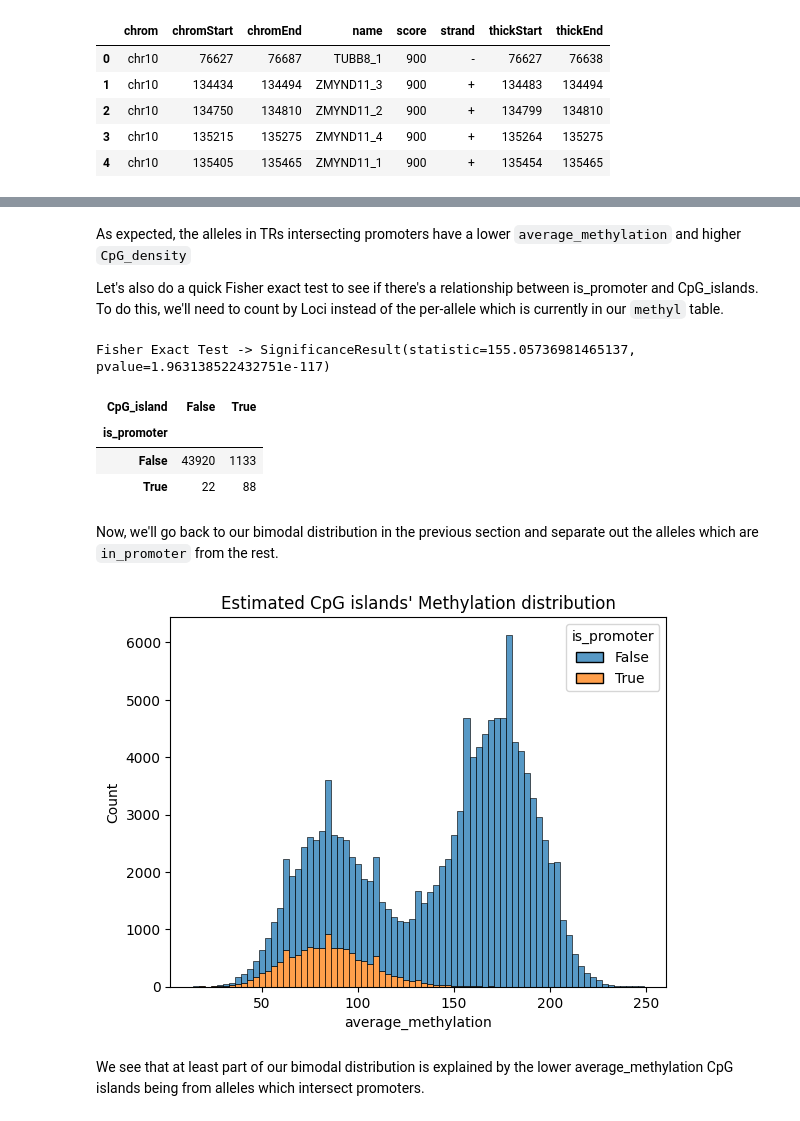
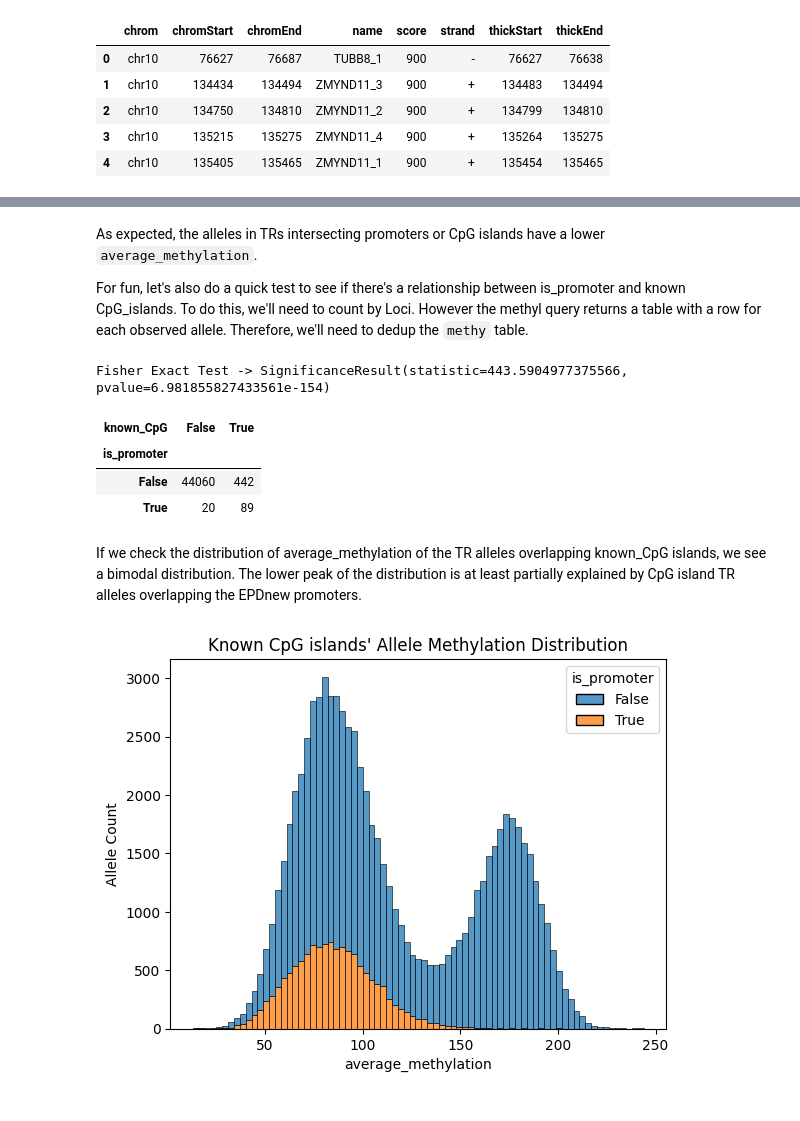
Before and after one commit to PacificBiosciences/trgt, a Jupyter notebook: notebooks/CpGislandsMethylationAndPromoters.ipynb, the cells around one changed output, grey strips where cells are left out. Cells and saved outputs as stored; diff of their text form; code cells hidden in the pictures.

```diff
--- a/notebooks/CpGislandsMethylationAndPromoters.ipynb
+++ b/notebooks/CpGislandsMethylationAndPromoters.ipynb
@@ -59,5 +55,0 @@ We can annotate our alleles as being 'CpG_islands' when their CpG Obs/Exp value
-# %%
-methyl['CpG_island'] = (methyl['GC_pct'] > 0.50) & ((methyl['CpG_obs'] / methyl['CpG_exp']) > 0.60)
-
-p = sb.boxplot(data=methyl, x="CpG_island", y="average_methylation")
-_ = p.set(title="Methylation by CpG_island")
@@ -87,3 +72,9 @@ promoters.head()
 | 2 | chr10 | 134750 | 134810 | ZMYND11_2 | 900 | + | 134799 | 134810 |
 | 3 | chr10 | 135215 | 135275 | ZMYND11_4 | 900 | + | 135264 | 135275 |
 | 4 | chr10 | 135405 | 135465 | ZMYND11_1 | 900 | + | 135454 | 135465 |
+# %%
+url = "https://api.genome.ucsc.edu/getData/track?genome=hg38;track=cpgIslandExt;chrom=chr10"
+with urllib.request.urlopen(url) as response:
+   html = response.read()
+known_cpg = pd.DataFrame(json.loads(html)['cpgIslandExt'])
+known_cpg.head()
@@ -106,12 +112,12 @@ Let's annotate our `methyl` summary table with if each allele is inside a locus
 # %%
 # Note we have to use `subset.df` since subset is a PyRanges object
-methyl['is_promoter'] = methyl["LocusID"].isin(subset.df["LocusID"])
+methyl["is_promoter"] = methyl["LocusID"].isin(prom_subset.df["LocusID"])
+methyl["known_CpG"] = methyl["LocusID"].isin(cpg_subset.df["LocusID"])
 
-p = sb.boxplot(data=methyl, x="is_promoter", y="average_methylation")
-_ = p.set(title="Average Methylation by Promoter Annotation")
-plt.show()
-
-p = sb.boxplot(data=methyl, x="is_promoter", y="CpG_density")
-_ = p.set(title="CpG density by Promoter Annotation")
-plt.show()
+fig, axes = plt.subplots(nrows=1, ncols=2, sharey='row', figsize=(10,5))
+fig.suptitle('Average methylation of alleles by reference annotations')
+p1 = sb.boxplot(ax=axes[0], data=methyl, x="is_promoter", y="average_methylation")
+p2 = sb.boxplot(ax=axes[1], data=methyl, x="known_CpG", y="average_methylation")
+p2.set(ylabel="")
+plt.tight_layout()
 # %% [output]
@@ -120,33 +125,32 @@ plt.show()
 # %% [markdown]
-As expected, the alleles in TRs intersecting promoters have a lower `average_methylation` and higher `CpG_density`
+As expected, the alleles in TRs intersecting promoters or CpG islands have a lower `average_methylation`.
 
-Let's also do a quick Fisher exact test to see if there's a relationship between is_promoter and CpG_islands. To do this, we'll need to count by Loci instead of the per-allele which is currently in our `methyl` table.
+For fun, let's also do a quick test to see if there's a relationship between is_promoter and known CpG_islands. To do this, we'll need to count by Loci. However the methyl query returns a table with a row for each observed allele. Therefore, we'll need to dedup the `methy` table.
 # %%
 import scipy.stats as stats
 
-keys = ["LocusID", "is_promoter", "CpG_island"]
+keys = ["LocusID", "is_promoter", "known_CpG"]
 matrix = (methyl.sort_values(keys)
               .drop_duplicates(subset=keys) # Deduplicate alleles per-locus
-              .groupby(['is_promoter', 'CpG_island'])
+              .groupby(keys[-2:])
               .size().unstack())
 
 print("Fisher Exact Test ->", stats.fisher_exact(matrix))
 matrix
 # %% [output]
-Fisher Exact Test -> SignificanceResult(statistic=155.05736981465137, pvalue=1.963138522432751e-117)
+Fisher Exact Test -> SignificanceResult(statistic=443.5904977375566, pvalue=6.981855827433561e-154)
-| CpG_island | False | True |
+| known_CpG | False | True |
 | is_promoter |  |  |
-| False | 43920 | 1133 |
-| True | 22 | 88 |
+| False | 44060 | 442 |
+| True | 20 | 89 |
 # %% [markdown]
-Now, we'll go back to our bimodal distribution in the previous section and separate out the alleles which are `in_promoter` from the rest.
+If we check the distribution of average_methylation of the TR alleles overlapping known_CpG islands, we see a bimodal distribution. The lower peak of the distribution is at least partially explained by CpG island TR alleles overlapping the EPDnew promoters.
 # %%
-p = sb.histplot(data=methyl[methyl["CpG_island"]].reset_index(),
+p = sb.histplot(data=methyl[methyl["known_CpG"]].reset_index(),
                 x="average_methylation",
                 hue="is_promoter",
-                multiple="stack")
-_ = p.set(title="Estimated CpG islands' Methylation distribution")
+                multiple="stack",
+                binwidth=3)
+_ = p.set(title="Known CpG islands' Allele Methylation Distribution", ylabel="Allele Count")
 # %% [output]
-[figure, old version]
+[figure, new version]
-# %% [markdown]
-We see that at least part of our bimodal distribution is explained by the lower average_methylation CpG islands being from alleles which intersect promoters.
```
Also changed, not shown: parts of 16 cells of this notebook.
